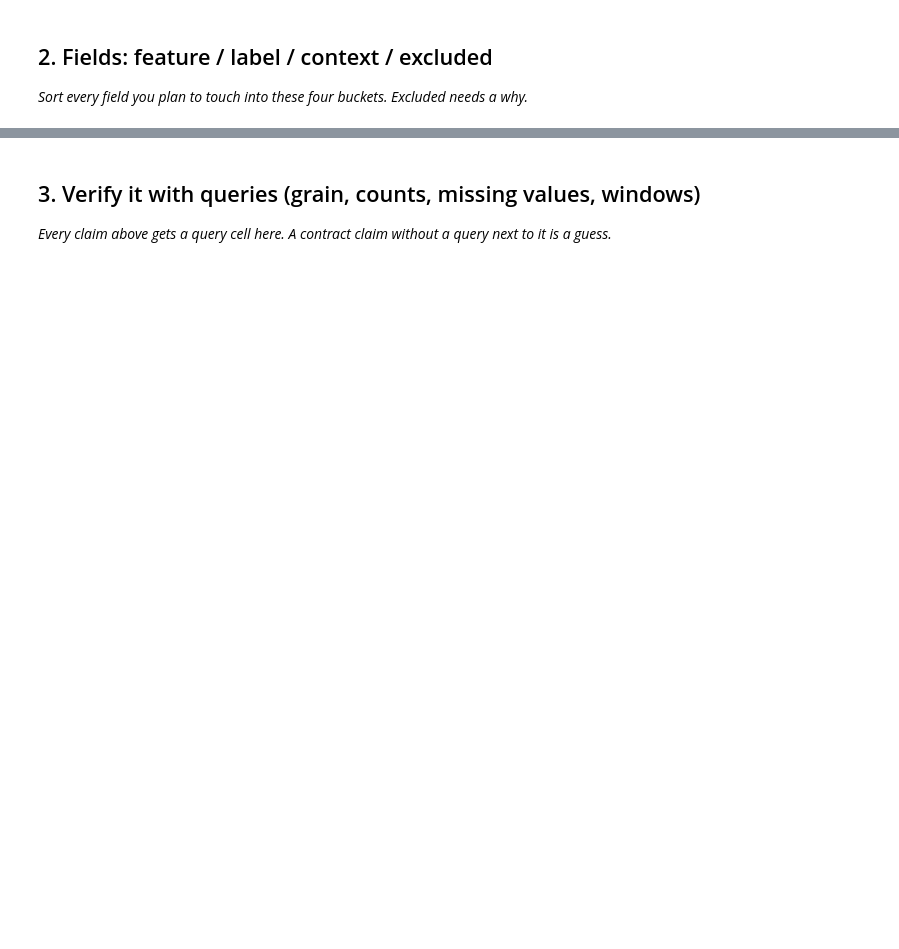
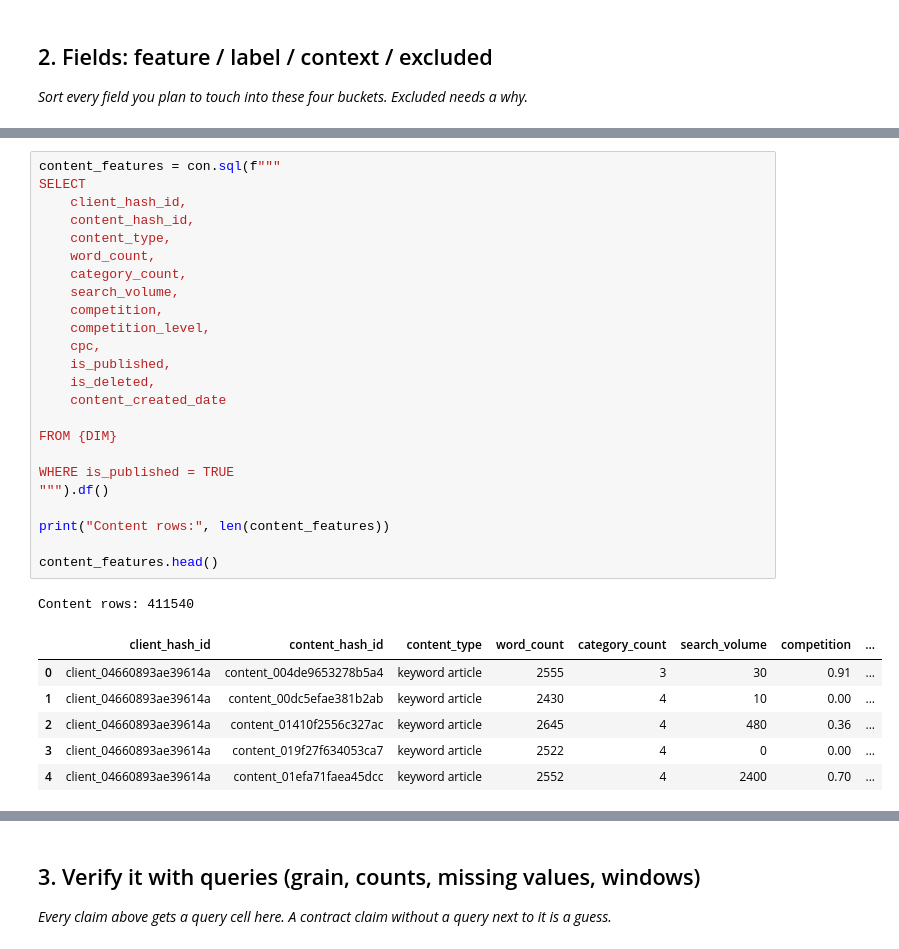
Before and after one commit to aijaz-khalique/flyrank-machine-learning-internship, a Jupyter notebook: work/notebooks/w03_data_contract.ipynb, the cells around one changed output, grey strips where cells are left out. Saved outputs shown, nothing was run; the diff lists cells and outputs as text; blank space fills up the shorter version.

```diff
--- a/work/notebooks/w03_data_contract.ipynb
+++ b/work/notebooks/w03_data_contract.ipynb
@@ -40,0 +253,32 @@ Excluded: content_id and client_id are excluded because they are identifiers. I
+# %%
+content_features = con.sql(f"""
+SELECT
+    client_hash_id,
+    content_hash_id,
+    content_type,
+    word_count,
+    category_count,
+    search_volume,
+    competition,
+    competition_level,
+    cpc,
+    is_published,
+    is_deleted,
+    content_created_date
+
+FROM {DIM}
+
+WHERE is_published = TRUE
+""").df()
+
+print("Content rows:", len(content_features))
+
+content_features.head()
+# %% [output]
+Content rows: 411540
+|  | client_hash_id | content_hash_id | content_type | word_count | category_count | search_volume | competition | ... |
+| 0 | client_04660893ae39614a | content_004de9653278b5a4 | keyword article | 2555 | 3 | 30 | 0.91 | ... |
+| 1 | client_04660893ae39614a | content_00dc5efae381b2ab | keyword article | 2430 | 4 | 10 | 0.00 | ... |
+| 2 | client_04660893ae39614a | content_01410f2556c327ac | keyword article | 2645 | 4 | 480 | 0.36 | ... |
+| 3 | client_04660893ae39614a | content_019f27f634053ca7 | keyword article | 2522 | 4 | 0 | 0.00 | ... |
+| 4 | client_04660893ae39614a | content_01efa71faea45dcc | keyword article | 2552 | 4 | 2400 | 0.70 | ... |
```
Also changed, not shown: parts of 33 cells of this notebook, 4 other files.
